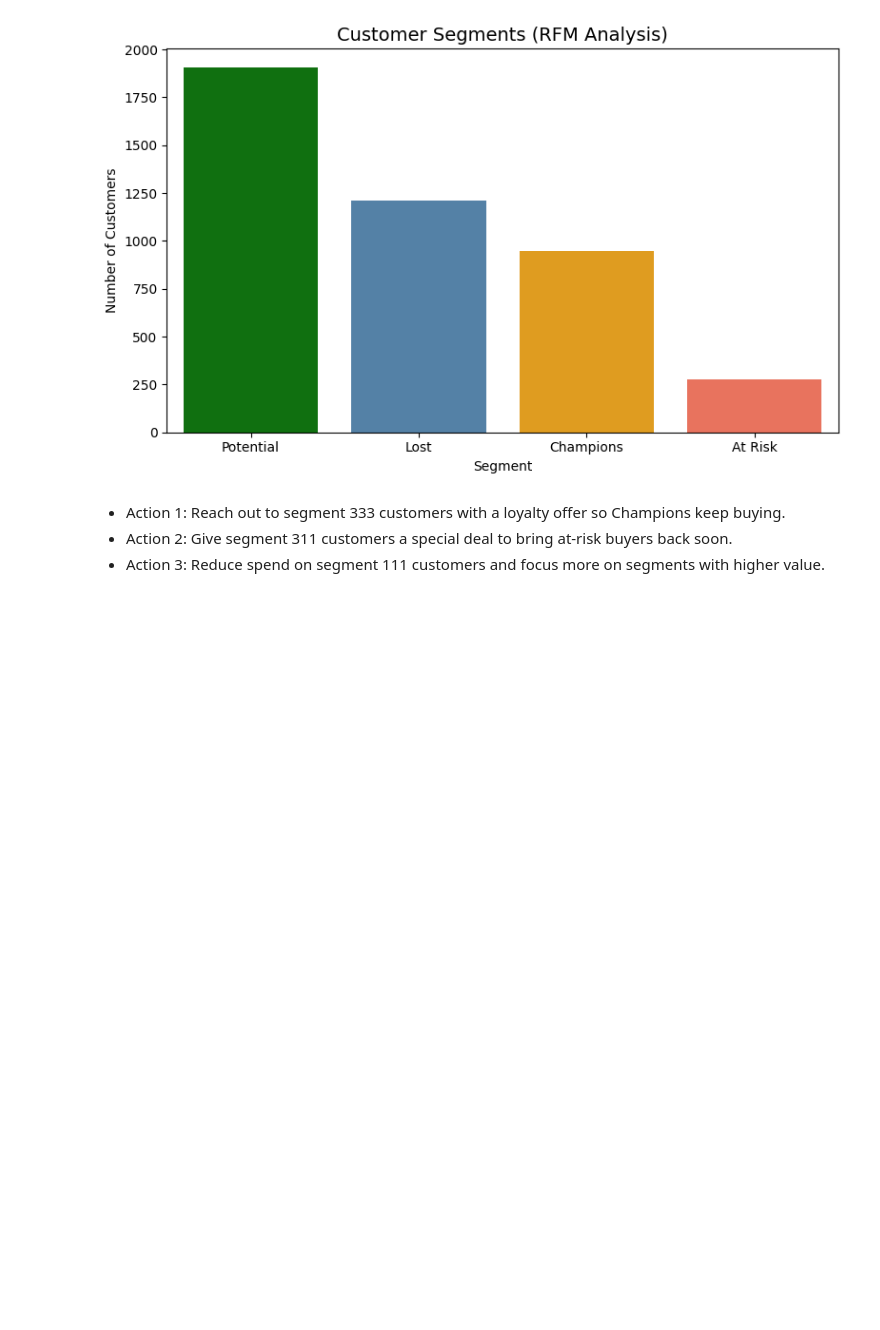
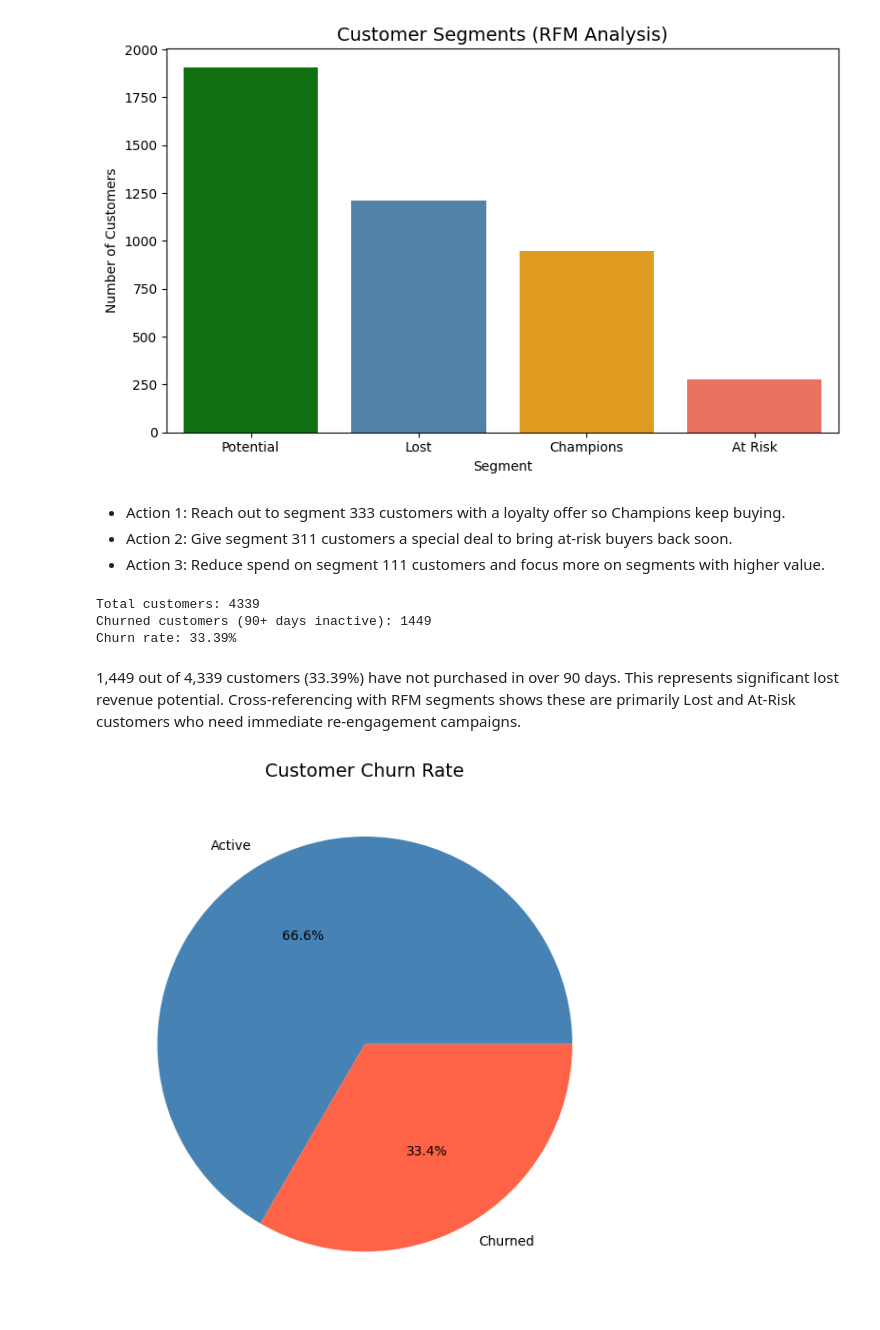
Before and after one commit to Sunday11488/data-analyst-portfolio, a Jupyter notebook: project-05-capstone/notebooks/analysis.ipynb, the cells around one changed output. Drawn from its saved outputs; the diff is of its cells as text; code cells hidden in the pictures; blank space fills up the shorter version.

Commit message:
Complete Project 5 - Capstone: SamiCommerce UK Sales and Customer Analysis

```diff
--- a/project-05-capstone/notebooks/analysis.ipynb
+++ b/project-05-capstone/notebooks/analysis.ipynb
@@ -292,3 +292,35 @@ Passing `palette` without assigning `hue` is deprecated and will be removed in v
 - Action 1: Reach out to segment 333 customers with a loyalty offer so Champions keep buying.
 - Action 2: Give segment 311 customers a special deal to bring at-risk buyers back soon.
 - Action 3: Reduce spend on segment 111 customers and focus more on segments with higher value.
+# %%
+# Define churn: customers who haven't bought in last 90 days
+reference_date = df['InvoiceDate'].max() + pd.Timedelta(days=1)
+
+customer_last_purchase = df.groupby('CustomerID')['InvoiceDate'].max()
+
+churned = customer_last_purchase[
+    (reference_date - customer_last_purchase).dt.days > 90
+]
+
+print(f"Total customers: {df['CustomerID'].nunique()}")
+print(f"Churned customers (90+ days inactive): {len(churned)}")
+print(f"Churn rate: {round(len(churned)/df['CustomerID'].nunique()*100, 2)}%")
+# %% [output]
+Total customers: 4339
+Churned customers (90+ days inactive): 1449
+Churn rate: 33.39%
+# %% [markdown]
+1,449 out of 4,339 customers (33.39%) have not purchased in over 90 days. This represents significant lost revenue potential. Cross-referencing with RFM segments shows these are primarily Lost and At-Risk customers who need immediate re-engagement campaigns.
+# %%
+labels = ['Active', 'Churned']
+sizes = [4339 - 1449, 1449]
+
+plt.figure(figsize=(6,6))
+plt.pie(sizes, labels=labels, autopct='%1.1f%%',
+        colors=['steelblue', 'tomato'])
+plt.title('Customer Churn Rate', fontsize=14)
+plt.tight_layout()
+plt.savefig('../visuals/churn_rate.png')
+plt.show()
+# %% [output]
+[figure, added]
```
Also changed, not shown: parts of 1 cell of this notebook, 9 other files.
